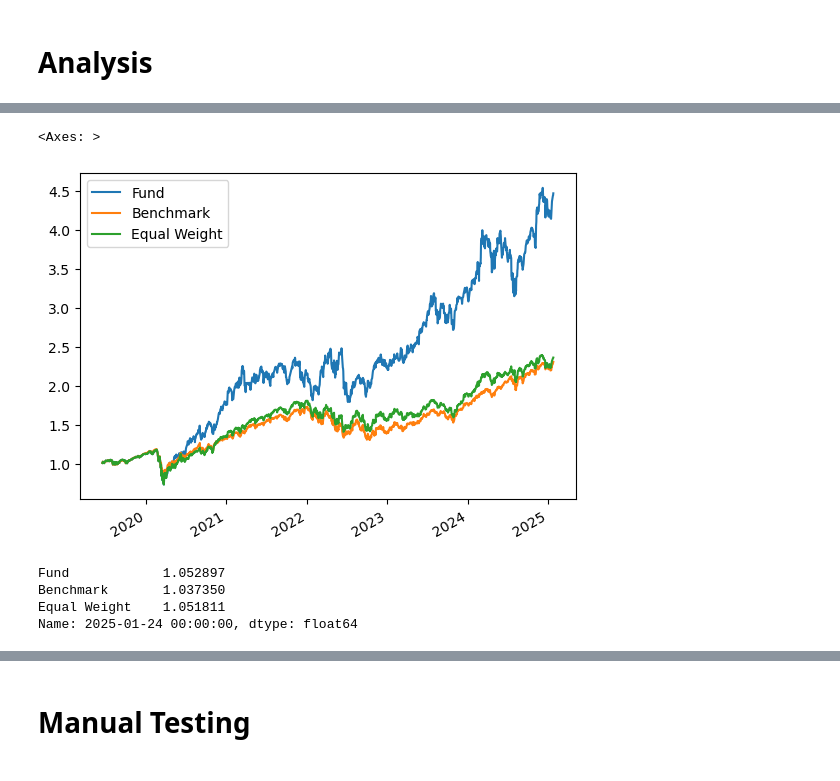
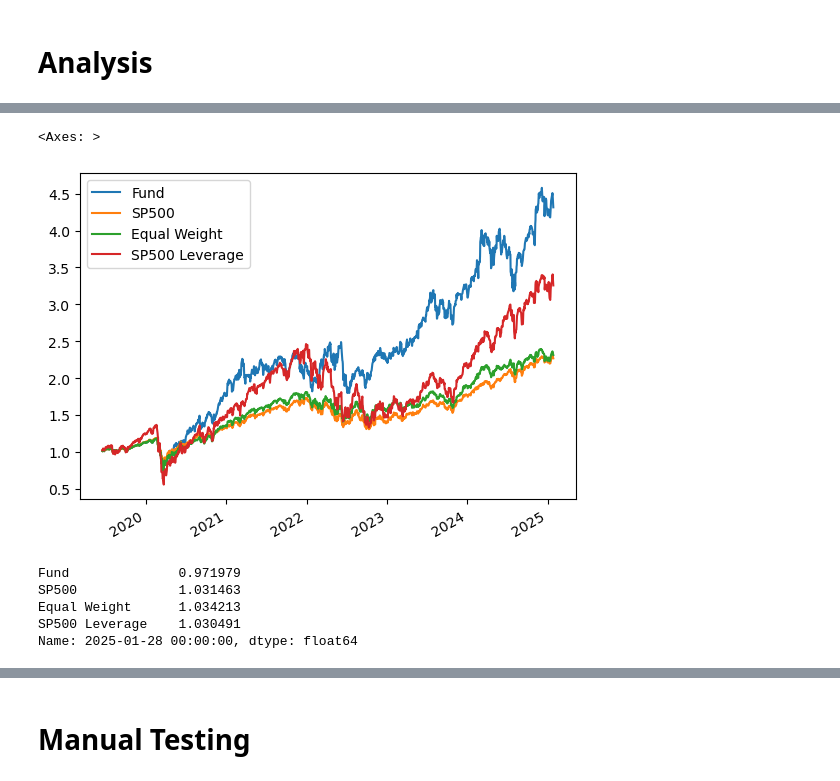
Before and after one commit to niroojane/Equity-Analysis, a Jupyter notebook: S&P500 Analysis.ipynb, the cells around one changed output, grey strips where cells are left out. Drawn from its saved outputs; the diff is of its cells as text; code cells hidden in the pictures.

```diff
--- a/S&P500 Analysis.ipynb
+++ b/S&P500 Analysis.ipynb
@@ -157,5 +157,6 @@ $BF.B: possibly delisted; no price data found  (1d 2019-06-15 -> 2025-01-28)
 # %%
 sp500=get_close(['SPY'],start=start_date,end=end_date)
+sp500_leverage=get_close(['XS2D.L'],start=start_date,end=end_date)
 # %% [markdown]
 # Analysis
 # %%
@@ -245,19 +246,22 @@ for key in portfolio.keys():
     historical_portfolio=historical_portfolio.combine_first(portfolio[key])
 # %%
 performance['Fund']=historical_portfolio.sum(axis=1)
-performance['Benchmark']=sp500
+performance['SP500']=sp500
 performance['Equal Weight']=equal_weight.sum(axis=1)
+performance['SP500 Leverage']=sp500_leverage
+
 performance_pct=performance.copy()
 performance_pct=performance_pct.pct_change()
 
 (1+performance_pct.iloc[:-2]).cumprod().plot()
 # %% [output]
 <Axes: >
-[figure, old version]
+[figure, new version]
-# %%
-(1+performance_pct.loc['2025-01']).cumprod().iloc[-2]
-# %% [output]
-Fund            1.052897
-Benchmark       1.037350
-Equal Weight    1.051811
-Name: 2025-01-24 00:00:00, dtype: float64
+# %%
+(1+performance_pct.loc['2025-01']).cumprod().iloc[-2]
+# %% [output]
+Fund              0.971979
+SP500             1.031463
+Equal Weight      1.034213
+SP500 Leverage    1.030491
+Name: 2025-01-28 00:00:00, dtype: float64
```
Also changed, not shown: parts of 15 cells of this notebook.
